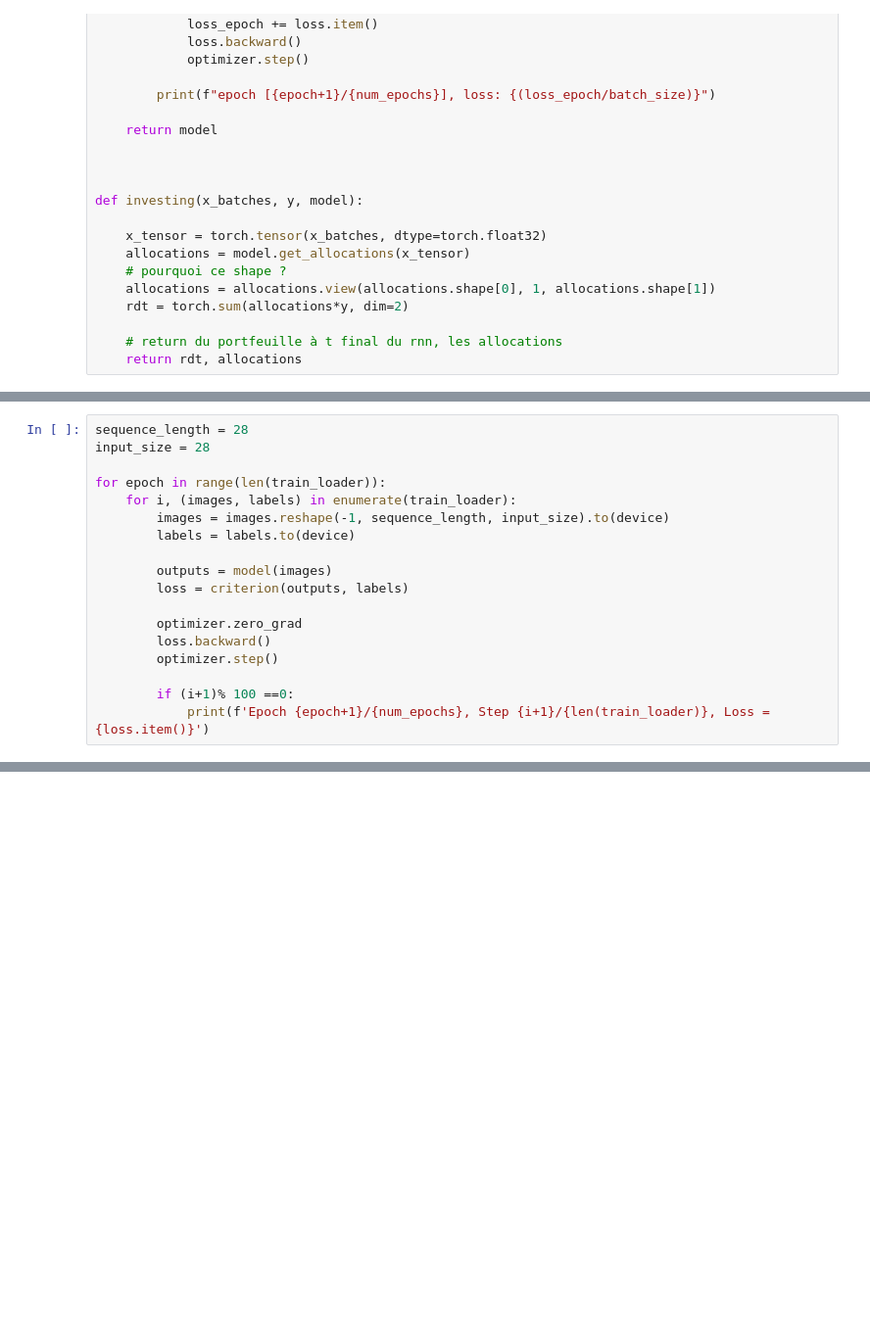
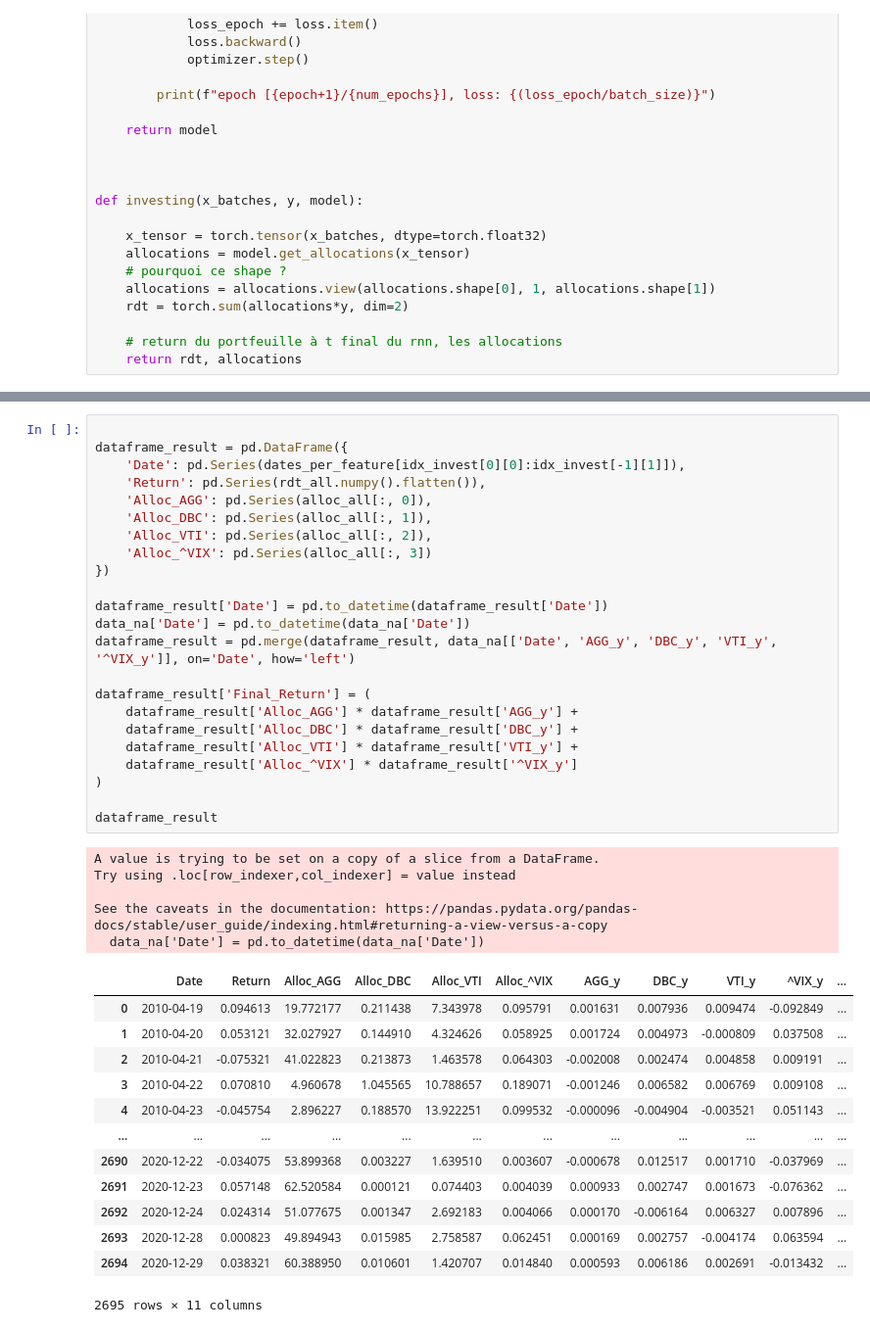
Before and after one commit to alexandreviard/DL-Portfolio-CMAP, a Jupyter notebook: rnn.ipynb, the cells around one changed output, grey strips where cells are left out. Shown: that part at 98% size. Saved outputs shown, nothing was run; the diff lists cells and outputs as text; blank space fills up the shorter version.

```diff
--- a/rnn.ipynb
+++ b/rnn.ipynb
@@ -476,18 +416,0 @@ optimizer = torch.optim.Adam(model.parameters(), lr=0.001)
-# %%
-sequence_length = 28
-input_size = 28
-
-for epoch in range(len(train_loader)):
-    for i, (images, labels) in enumerate(train_loader):
-        images = images.reshape(-1, sequence_length, input_size).to(device)
-        labels = labels.to(device)
-
-        outputs = model(images)
-        loss = criterion(outputs, labels)
-
-        optimizer.zero_grad
-        loss.backward()
-        optimizer.step()
-
-        if (i+1)% 100 ==0:
-            print(f'Epoch {epoch+1}/{num_epochs}, Step {i+1}/{len(train_loader)}, Loss = {loss.item()}')
@@ -527,0 +636,42 @@ with torch.no_grad():
+# %%
+
+dataframe_result = pd.DataFrame({
+    'Date': pd.Series(dates_per_feature[idx_invest[0][0]:idx_invest[-1][1]]),
+    'Return': pd.Series(rdt_all.numpy().flatten()),
+    'Alloc_AGG': pd.Series(alloc_all[:, 0]),
+    'Alloc_DBC': pd.Series(alloc_all[:, 1]),
+    'Alloc_VTI': pd.Series(alloc_all[:, 2]),
+    'Alloc_^VIX': pd.Series(alloc_all[:, 3])
+})
+
+dataframe_result['Date'] = pd.to_datetime(dataframe_result['Date'])
+data_na['Date'] = pd.to_datetime(data_na['Date'])
+dataframe_result = pd.merge(dataframe_result, data_na[['Date', 'AGG_y', 'DBC_y', 'VTI_y', '^VIX_y']], on='Date', how='left')
+
+dataframe_result['Final_Return'] = (
+    dataframe_result['Alloc_AGG'] * dataframe_result['AGG_y'] +
+    dataframe_result['Alloc_DBC'] * dataframe_result['DBC_y'] +
+    dataframe_result['Alloc_VTI'] * dataframe_result['VTI_y'] +
+    dataframe_result['Alloc_^VIX'] * dataframe_result['^VIX_y']
+)
+
+dataframe_result
+# %% [output]
+A value is trying to be set on a copy of a slice from a DataFrame.
+Try using .loc[row_indexer,col_indexer] = value instead
+
+See the caveats in the documentation: https://pandas.pydata.org/pandas-docs/stable/user_guide/indexing.html#returning-a-view-versus-a-copy
+  data_na['Date'] = pd.to_datetime(data_na['Date'])
+|  | Date | Return | Alloc_AGG | Alloc_DBC | Alloc_VTI | Alloc_^VIX | AGG_y | DBC_y | VTI_y | ^VIX_y | ... |
+| 0 | 2010-04-19 | 0.094613 | 19.772177 | 0.211438 | 7.343978 | 0.095791 | 0.001631 | 0.007936 | 0.009474 | -0.092849 | ... |
+| 1 | 2010-04-20 | 0.053121 | 32.027927 | 0.144910 | 4.324626 | 0.058925 | 0.001724 | 0.004973 | -0.000809 | 0.037508 | ... |
+| 2 | 2010-04-21 | -0.075321 | 41.022823 | 0.213873 | 1.463578 | 0.064303 | -0.002008 | 0.002474 | 0.004858 | 0.009191 | ... |
+| 3 | 2010-04-22 | 0.070810 | 4.960678 | 1.045565 | 10.788657 | 0.189071 | -0.001246 | 0.006582 | 0.006769 | 0.009108 | ... |
+| 4 | 2010-04-23 | -0.045754 | 2.896227 | 0.188570 | 13.922251 | 0.099532 | -0.000096 | -0.004904 | -0.003521 | 0.051143 | ... |
+| ... | ... | ... | ... | ... | ... | ... | ... | ... | ... | ... | ... |
+| 2690 | 2020-12-22 | -0.034075 | 53.899368 | 0.003227 | 1.639510 | 0.003607 | -0.000678 | 0.012517 | 0.001710 | -0.037969 | ... |
+| 2691 | 2020-12-23 | 0.057148 | 62.520584 | 0.000121 | 0.074403 | 0.004039 | 0.000933 | 0.002747 | 0.001673 | -0.076362 | ... |
+| 2692 | 2020-12-24 | 0.024314 | 51.077675 | 0.001347 | 2.692183 | 0.004066 | 0.000170 | -0.006164 | 0.006327 | 0.007896 | ... |
+| 2693 | 2020-12-28 | 0.000823 | 49.894943 | 0.015985 | 2.758587 | 0.062451 | 0.000169 | 0.002757 | -0.004174 | 0.063594 | ... |
+| 2694 | 2020-12-29 | 0.038321 | 60.388950 | 0.010601 | 1.420707 | 0.014840 | 0.000593 | 0.006186 | 0.002691 | -0.013432 | ... |
+2695 rows × 11 columns
```
Also changed, not shown: parts of 26 cells of this notebook.
